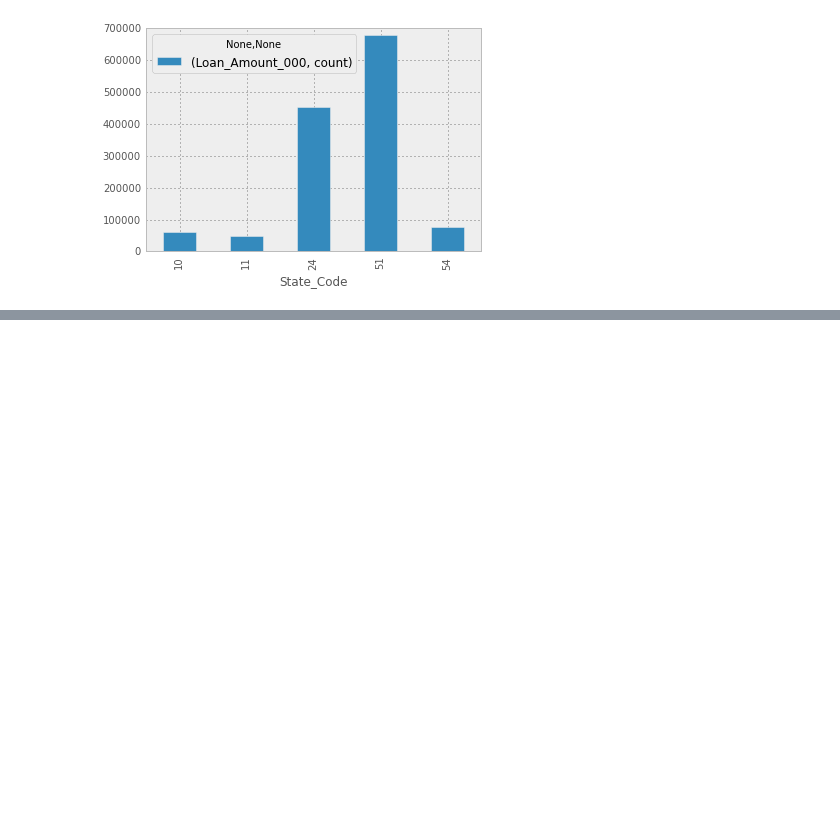
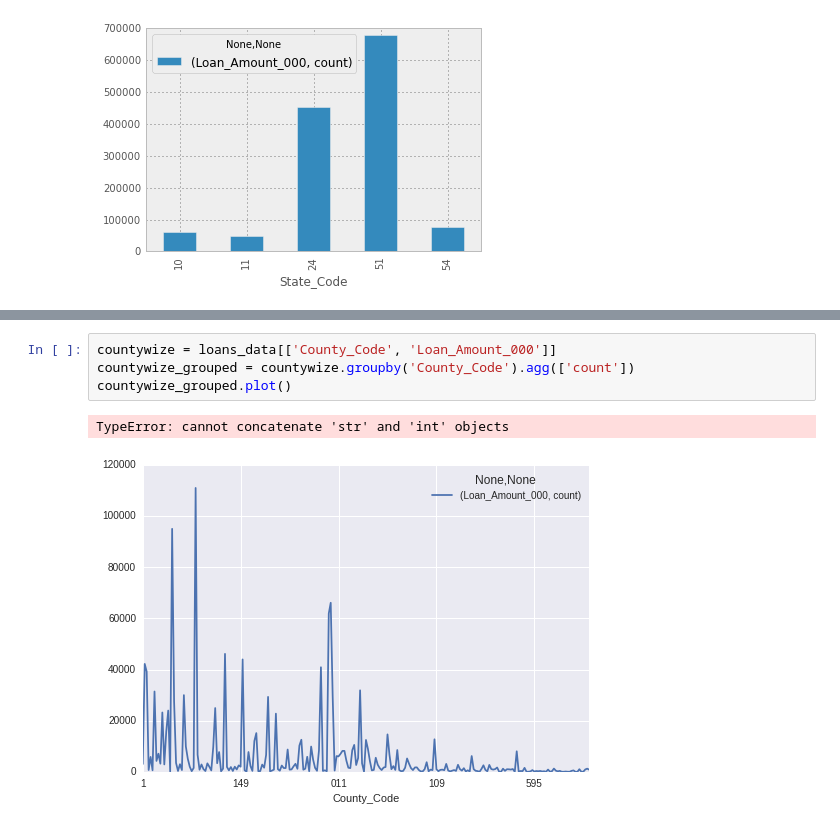
Before and after one commit to jainshubham/notebooks, a Jupyter notebook: Capital_One.ipynb, the cells around one changed output, grey strips where cells are left out. Drawn from its saved outputs; the diff is of its cells as text; blank space fills up the shorter version.

```diff
--- a/Capital_One.ipynb
+++ b/Capital_One.ipynb
@@ -82,0 +94,7 @@ agencywize_grouped.plot(kind='bar')
+# %%
+countywize = loans_data[['County_Code', 'Loan_Amount_000']]
+countywize_grouped = countywize.groupby('County_Code').agg(['count'])
+countywize_grouped.plot()
+# %% [output]
+TypeError: cannot concatenate 'str' and 'int' objects
+[figure, added]
```
Also changed, not shown: parts of 15 cells of this notebook.
